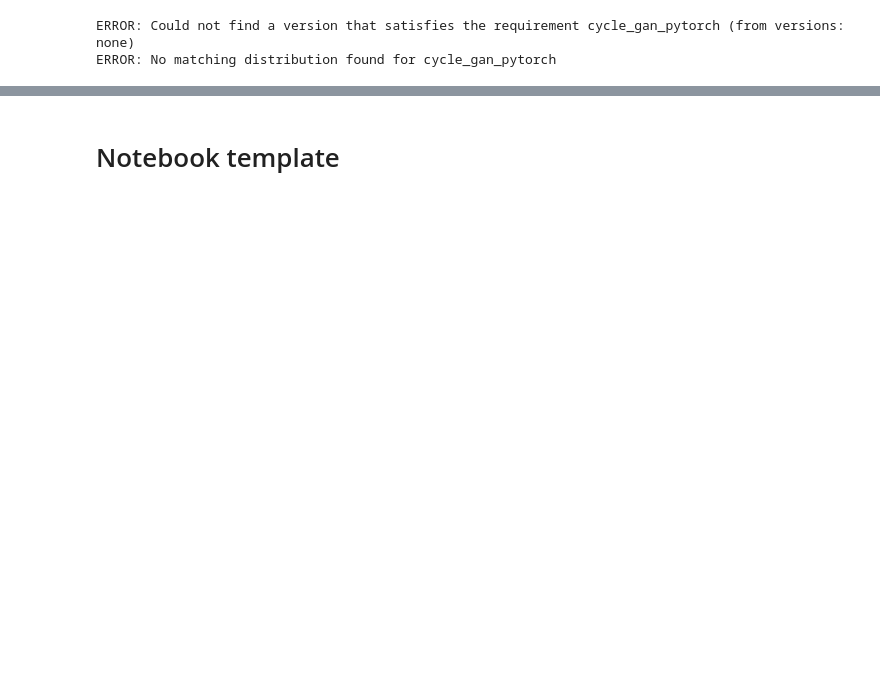
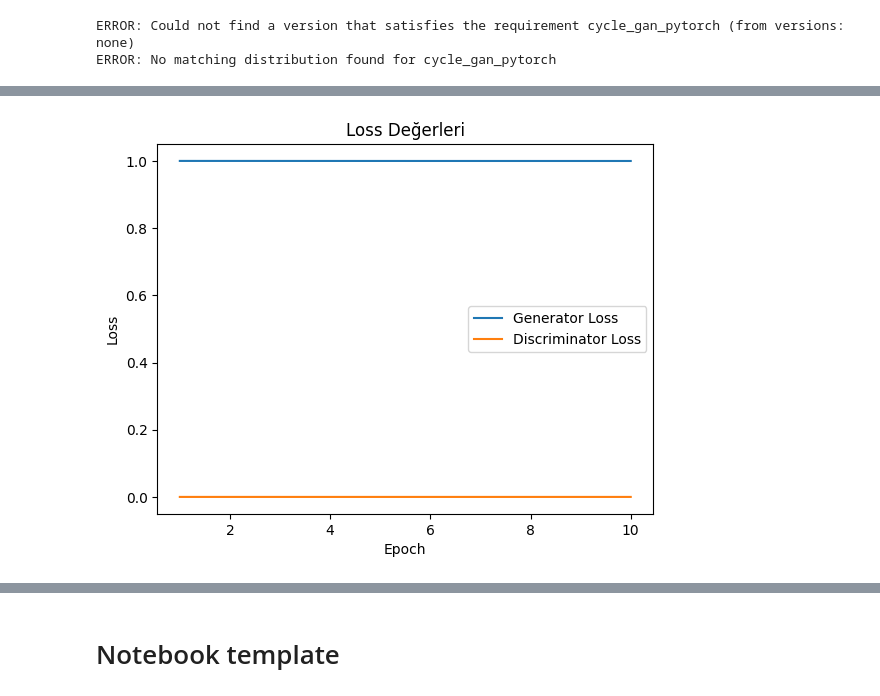
Before and after one commit to qeqlik/react-youtube, a Jupyter notebook: docs/tutorials/google/colab.ipynb, the cells around one changed output, grey strips where cells are left out. Drawn from its saved outputs; the diff is of its cells as text; code cells hidden in the pictures; blank space fills up the shorter version.

```diff
--- a/docs/tutorials/google/colab.ipynb
+++ b/docs/tutorials/google/colab.ipynb
@@ -124,7 +126,7 @@ import time
 import matplotlib.pyplot as plt
 
 # 📂 Tüm resimlerin bulunduğu klasör
-dataset_path = "dataset/test"  # Eğer zip açıldıysa burada olacak
+dataset_path = "dataset/train"  # Eğer zip açıldıysa burada olacak
 import os
 print("Dataset Path:", dataset_path)
 print("Veri setindeki dosyalar:", os.listdir(dataset_path))
@@ -288,3 +298,4 @@ Epoch [1/10], Step [60/69], Loss D: 0.061488259583711624, Loss G: 0.630181312561
+[figure, added]
 # %%
 from google.colab import files
 files.download("generated_image.jpg")
```
Also changed, not shown: parts of 6 cells of this notebook.
